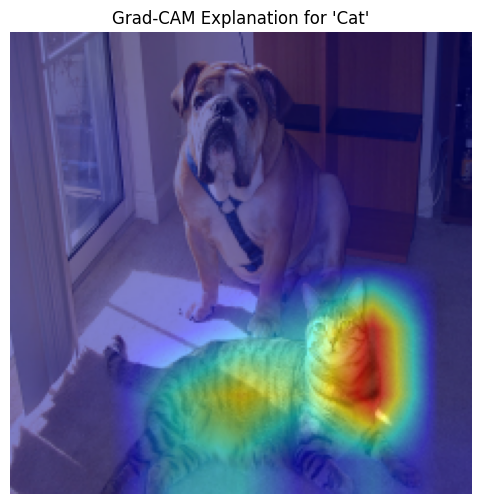
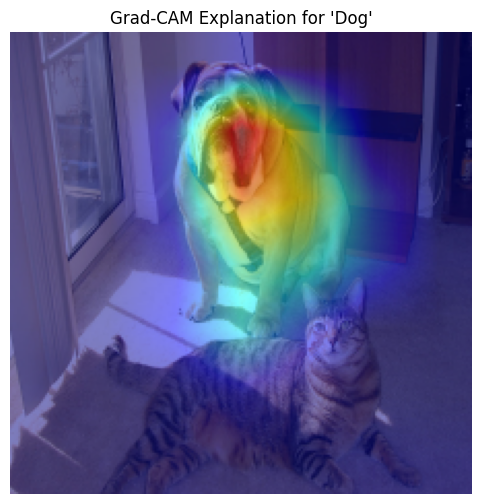
Code edit (unified diff) that turned the first committed figure into the second:
--- before
+++ after
@@ -1,4 +1,4 @@
 # Same method, but changing the target to the Dog (ID 243) (Cat ID 281 )
-targets_dog = [ClassifierOutputTarget(281)]
+targets_dog = [ClassifierOutputTarget(243)]
 
 # Calculate the new heatmap
@@ -10,4 +10,4 @@
 plt.imshow(visualization_dog)
 plt.axis('off')
-plt.title("Grad-CAM Explanation for 'Cat'")
+plt.title("Grad-CAM Explanation for 'bull mastiff'")
 plt.show()

Commit: update_live_demo